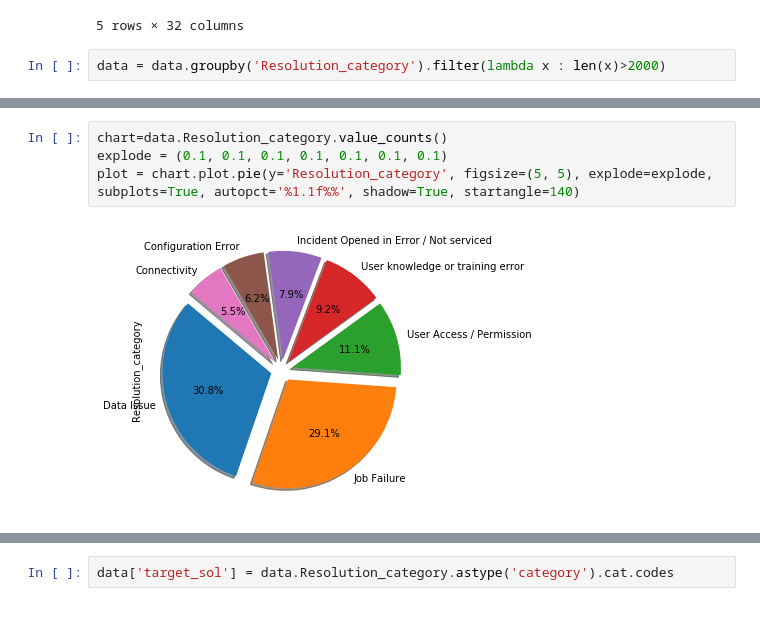
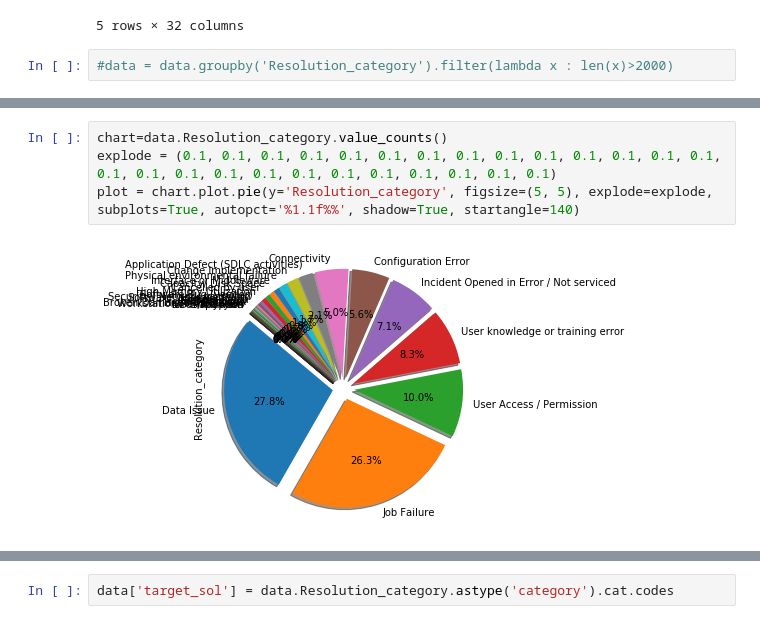
Before and after one commit to JAIR0MEL0/ML1030-Capstone-Project, a Jupyter notebook: ML1030 Capstone ITSM Ticket Prediction - ResCategory.ipynb, the cells around one changed output, grey strips where cells are left out. Saved outputs shown, nothing was run; the diff lists cells and outputs as text.

```diff
--- a/ML1030 Capstone ITSM Ticket Prediction - ResCategory.ipynb
+++ b/ML1030 Capstone ITSM Ticket Prediction - ResCategory.ipynb
@@ -49,7 +53,7 @@ data.head()
 | 4 | INC000017291067 | > DS huddle Login issue | > DS huddle Login issue | SEAN FOLEY (702113126) | Priority 4 | Software | Desktop Software | Low | Localized | ... |
 5 rows × 32 columns
 # %%
-data = data.groupby('Resolution_category').filter(lambda x : len(x)>2000)
+#data = data.groupby('Resolution_category').filter(lambda x : len(x)>2000)
 # %%
 data.Resolution_category.value_counts()
 # %% [output]
@@ -63,7 +76,7 @@ Connectivity                                2726
 Name: Resolution_category, dtype: int64
 # %%
 chart=data.Resolution_category.value_counts()
-explode = (0.1, 0.1, 0.1, 0.1, 0.1, 0.1, 0.1)
+explode = (0.1, 0.1, 0.1, 0.1, 0.1, 0.1, 0.1, 0.1, 0.1, 0.1, 0.1, 0.1, 0.1, 0.1, 0.1, 0.1, 0.1, 0.1, 0.1, 0.1, 0.1, 0.1, 0.1, 0.1, 0.1, 0.1)
 plot = chart.plot.pie(y='Resolution_category', figsize=(5, 5), explode=explode, subplots=True, autopct='%1.1f%%', shadow=True, startangle=140)
 # %% [output]
-[figure, old version]
+[figure, new version]
```
Also changed, not shown: parts of 50 cells of this notebook, 5 other files.
